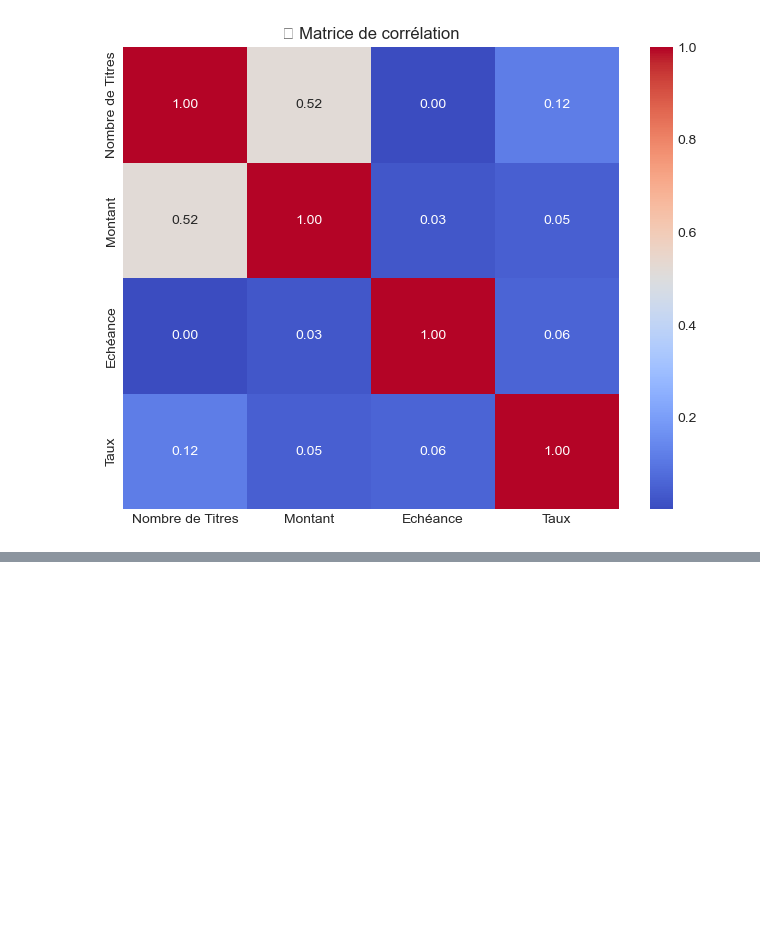
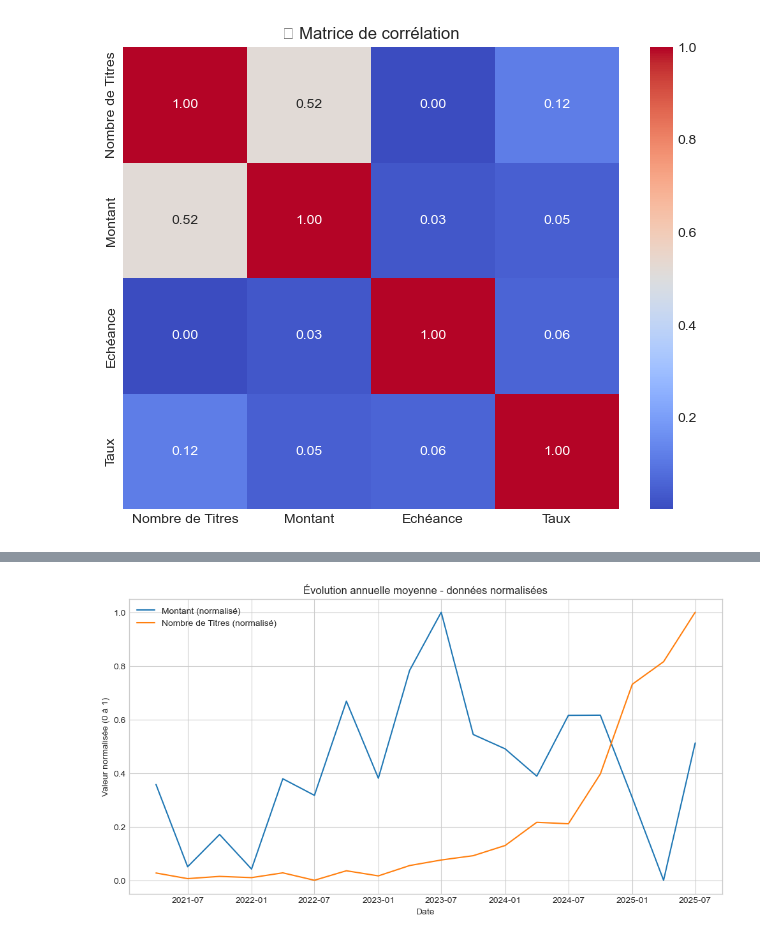
Before and after one commit to KADRSO2810/AMEN_AI, a Jupyter notebook: day 8/DataUnderstanding 4.0.ipynb, the cells around one changed output, grey strips where cells are left out. Drawn from its saved outputs; the diff is of its cells as text; code cells hidden in the pictures; blank space fills up the shorter version.

```diff
--- a/day 8/DataUnderstanding 4.0.ipynb
+++ b/day 8/DataUnderstanding 4.0.ipynb
@@ -136,0 +245,33 @@ plt.show()
+# %%
+import matplotlib.pyplot as plt
+
+# Assure-toi que la colonne est en datetime
+df['dataloadingdate'] = pd.to_datetime(df['dataloadingdate'], dayfirst=True)
+
+# Agrégation annuelle moyenne
+df_annuel = df.groupby(df['dataloadingdate'].dt.to_period('Q')).agg({
+    'Montant': 'mean',
+    'Nombre de Titres': 'mean'
+}).reset_index()
+
+df_annuel['dataloadingdate'] = df_annuel['dataloadingdate'].dt.to_timestamp()
+
+# Normalisation min-max sur chaque colonne
+def min_max_norm(series):
+    return (series - series.min()) / (series.max() - series.min())
+
+df_annuel['Montant_norm'] = min_max_norm(df_annuel['Montant'])
+df_annuel['Nombre_de_Titres_norm'] = min_max_norm(df_annuel['Nombre de Titres'])
+
+# Tracé des données normalisées
+plt.figure(figsize=(12,6))
+plt.plot(df_annuel['dataloadingdate'], df_annuel['Montant_norm'], label='Montant (normalisé)')
+plt.plot(df_annuel['dataloadingdate'], df_annuel['Nombre_de_Titres_norm'], label='Nombre de Titres (normalisé)')
+plt.xlabel('Date')
+plt.ylabel('Valeur normalisée (0 à 1)')
+plt.title('Évolution annuelle moyenne - données normalisées')
+plt.legend()
+plt.grid(True)
+plt.show()
+# %% [output]
+[figure, added]
```
Also changed, not shown: parts of 10 cells of this notebook, 2 other files.
